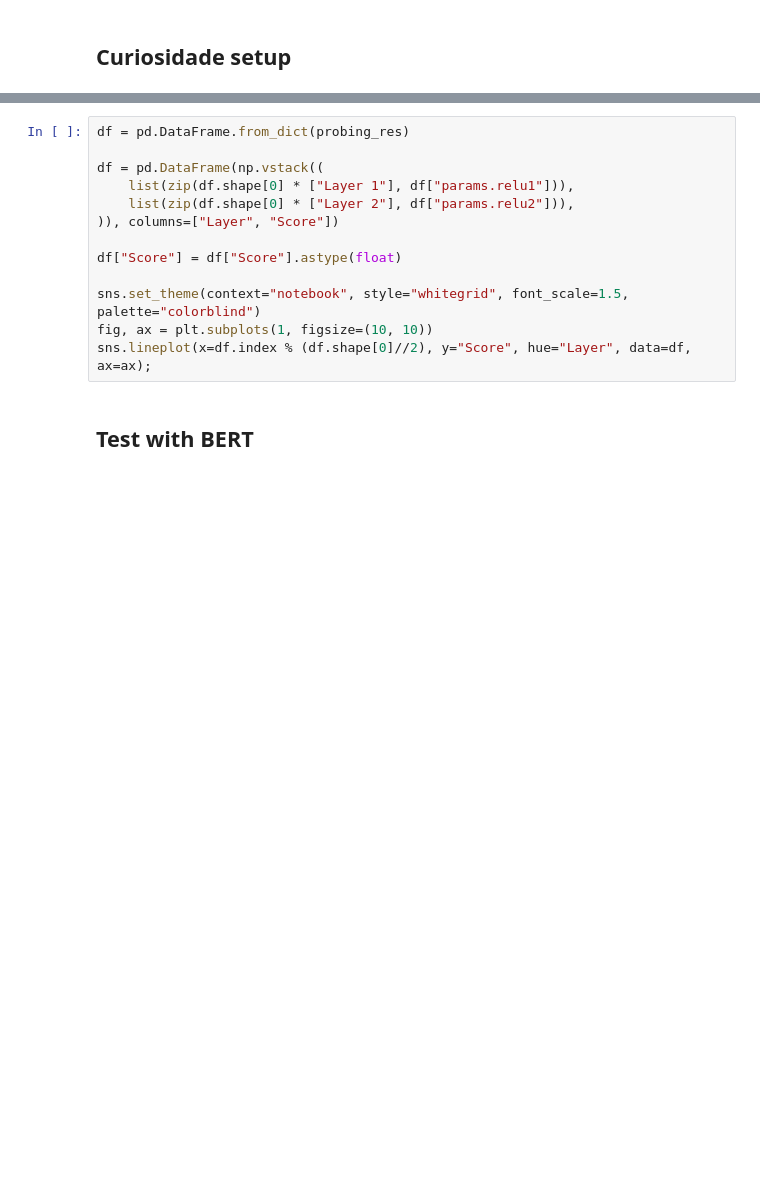
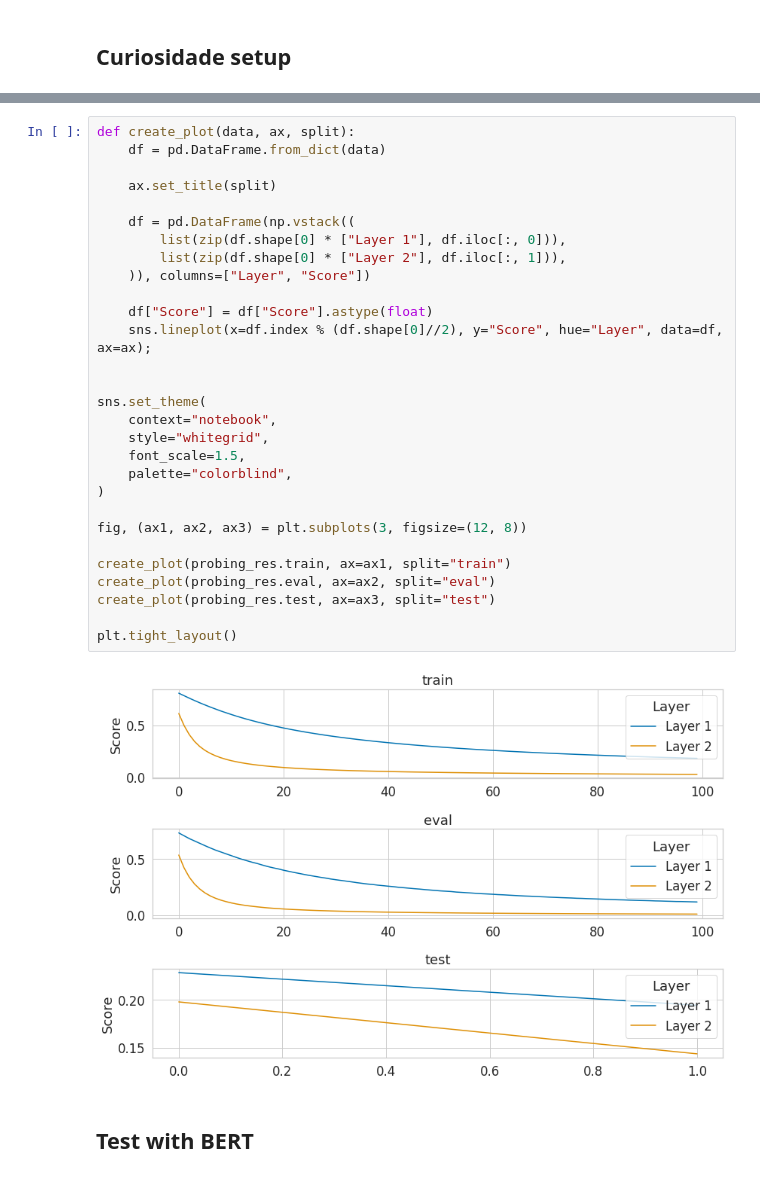
Before and after one commit to ulysses-camara/ulysses-curiosity, a Jupyter notebook: notebooks/test_notebook.ipynb, the cells around one changed output, grey strips where cells are left out. Drawn from its saved outputs; the diff is of its cells as text; blank space fills up the shorter version.

```diff
--- a/notebooks/test_notebook.ipynb
+++ b/notebooks/test_notebook.ipynb
@@ -137,16 +190,34 @@ ProberPack:
 # %%
-df = pd.DataFrame.from_dict(probing_res)
+def create_plot(data, ax, split):
+    df = pd.DataFrame.from_dict(data)
 
-df = pd.DataFrame(np.vstack((
-    list(zip(df.shape[0] * ["Layer 1"], df["params.relu1"])),
-    list(zip(df.shape[0] * ["Layer 2"], df["params.relu2"])),
-)), columns=["Layer", "Score"])
+    ax.set_title(split)
 
-df["Score"] = df["Score"].astype(float)
+    df = pd.DataFrame(np.vstack((
+        list(zip(df.shape[0] * ["Layer 1"], df.iloc[:, 0])),
+        list(zip(df.shape[0] * ["Layer 2"], df.iloc[:, 1])),
+    )), columns=["Layer", "Score"])
 
-sns.set_theme(context="notebook", style="whitegrid", font_scale=1.5, palette="colorblind")
-fig, ax = plt.subplots(1, figsize=(10, 10))
-sns.lineplot(x=df.index % (df.shape[0]//2), y="Score", hue="Layer", data=df, ax=ax);
+    df["Score"] = df["Score"].astype(float)
+    sns.lineplot(x=df.index % (df.shape[0]//2), y="Score", hue="Layer", data=df, ax=ax);
+
+
+sns.set_theme(
+    context="notebook",
+    style="whitegrid",
+    font_scale=1.5,
+    palette="colorblind",
+)
+
+fig, (ax1, ax2, ax3) = plt.subplots(3, figsize=(12, 8))
+
+create_plot(probing_res.train, ax=ax1, split="train")
+create_plot(probing_res.eval, ax=ax2, split="eval")
+create_plot(probing_res.test, ax=ax3, split="test")
+
+plt.tight_layout()
+# %% [output]
+[figure, added]
 # %% [markdown]
 ## Test with BERT
 # %%
```
Also changed, not shown: parts of 10 cells of this notebook.
